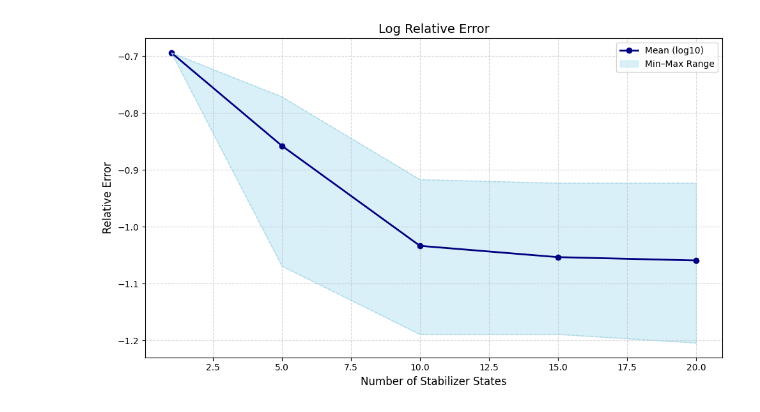
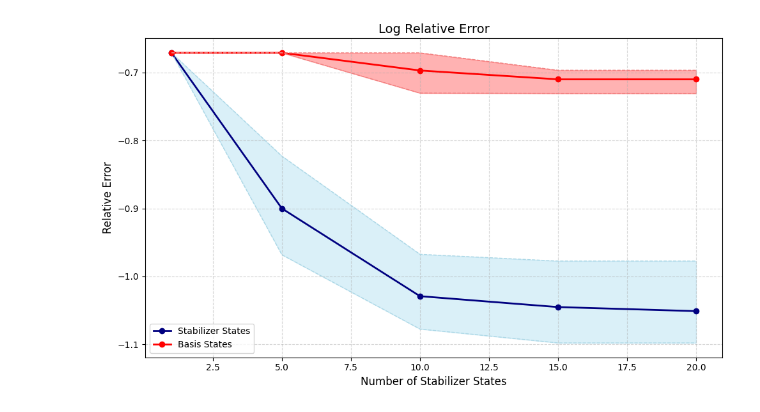
Before and after one commit to BBhattacharyya1729/stabilizer_gs, a Jupyter notebook: py/RandomIsingTest.ipynb, the cells around one changed output. Drawn from its saved outputs; the diff is of its cells as text; code cells hidden in the pictures.

```diff
--- a/py/RandomIsingTest.ipynb
+++ b/py/RandomIsingTest.ipynb
@@ -9,9 +9,9 @@ from copy import copy
 def random_ising_model(n):
     init = ["_"] * n
     paulis = []
-    for i in range(n-2):
+    for i in range(n-1):
         p = copy(init)
-        for idx in range(i,i+3):
+        for idx in range(i,i+2):
             p[idx]  = "Z"
         paulis.append("".join(p))
 
@@ -21,12 +21,13 @@ def random_ising_model(n):
         paulis.append("".join(p))
 
     coeffs = np.random.randint(0,2,len(paulis)) *  2 -1
+
     return coeffs,paulis
 # %%
 x = np.array([1,5,10,15,20])
 # %%
 from tqdm.notebook import tqdm
-
+import scipy
 n = 12
 from qiskit.quantum_info import Operator,SparsePauliOp
 def fix(s):
@@ -40,47 +41,64 @@ def fix(s):
 
 
 l_data = []
+lz_data = []
 for i in range(10):
     coeffs, paulis = random_ising_model(n)
     H = Pauli_Hamiltonian(coeffs, paulis)
-    result,groups,phases,energies = get_excited_states(H.convert_to_spare_hamiltonian(),np.max(x))
-
+    _,groups,phases,_ = get_excited_states(H.convert_to_spare_hamiltonian(),np.max(x))
+    HZ = Pauli_Hamiltonian(coeffs[:-(n-2)], paulis[:-(n-2)])
+    _,groupsz,phasesz,_ = get_excited_states(HZ.convert_to_spare_hamiltonian(),np.max(x))
 
     l = []
-
+    lz = []
     for _ in tqdm(x):
         circs = get_circs(groups,phases,H)[:_]
         l.append(H.LCSS_opt(circs)[0])
 
-    o = Operator(SparsePauliOp(data = [fix(p) for p in paulis],coeffs= coeffs)).data
-    l_data.append(abs((np.linalg.eigvalsh(o)[0] - np.array(l))/np.linalg.eigvalsh(o)[0]))
+        circsz = get_circs(groupsz,phasesz,H)[:_]
+        lz.append(H.LCSS_opt(circsz)[0])
+
+    o = SparsePauliOp(data = [fix(p) for p in paulis],coeffs= coeffs).to_matrix(sparse=True)
+    g = scipy.sparse.linalg.eigsh(o,which='SA',k=1)[0][0]
+    l_data.append(abs((g- np.array(l))/g))
+    lz_data.append(abs((g- np.array(lz))/g))
 # %%
 import matplotlib.pyplot as plt
 import numpy as np
 
 # Assuming `x` and `l_data` are already defined
 
 # Compute mean, min, and max
 mean_log = np.log10(np.mean(l_data, axis=0))
 min_log = np.log10(np.min(l_data, axis=0))
 max_log = np.log10(np.max(l_data, axis=0))
 
+mean_logz = np.log10(np.mean(lz_data, axis=0))
+min_logz = np.log10(np.min(lz_data, axis=0))
+max_logz = np.log10(np.max(lz_data, axis=0))
+
 # Create the plot
 plt.figure(figsize=(10, 6))
-plt.plot(x, mean_log, '-o',label='Mean (log10)', color='navy', linewidth=2)
-plt.fill_between(x, min_log, max_log, color='skyblue', alpha=0.3, label='Min–Max Range')
+plt.plot(x, mean_log, '-o',label='Stabilizer States', color='navy', linewidth=2)
+plt.fill_between(x, min_log, max_log, color='skyblue', alpha=0.3)
 plt.plot(x, min_log, linestyle='--', color='lightblue', linewidth=1)
 plt.plot(x, max_log, linestyle='--', color='lightblue', linewidth=1)
+
+plt.plot(x, mean_logz, '-o',label='Basis States', color='red', linewidth=2)
+plt.fill_between(x, min_logz, max_logz, color='red', alpha=0.3)
+plt.plot(x, min_logz, linestyle='--', color='lightcoral', linewidth=1)
+plt.plot(x, max_logz, linestyle='--', color='lightcoral', linewidth=1)
+
 
 # Style and labels
 plt.title('Log Relative Error', fontsize=14)
 plt.xlabel('Number of Stabilizer States', fontsize=12)
 plt.ylabel('Relative Error', fontsize=12)
 plt.grid(True, linestyle='--', alpha=0.5)
 plt.legend()
 plt.tight_layout()
 
 # Show the plot
 plt.show()
 # %% [output]
-[figure, old version]
+[figure, new version]
```
Also changed, not shown: parts of 4 cells of this notebook.
